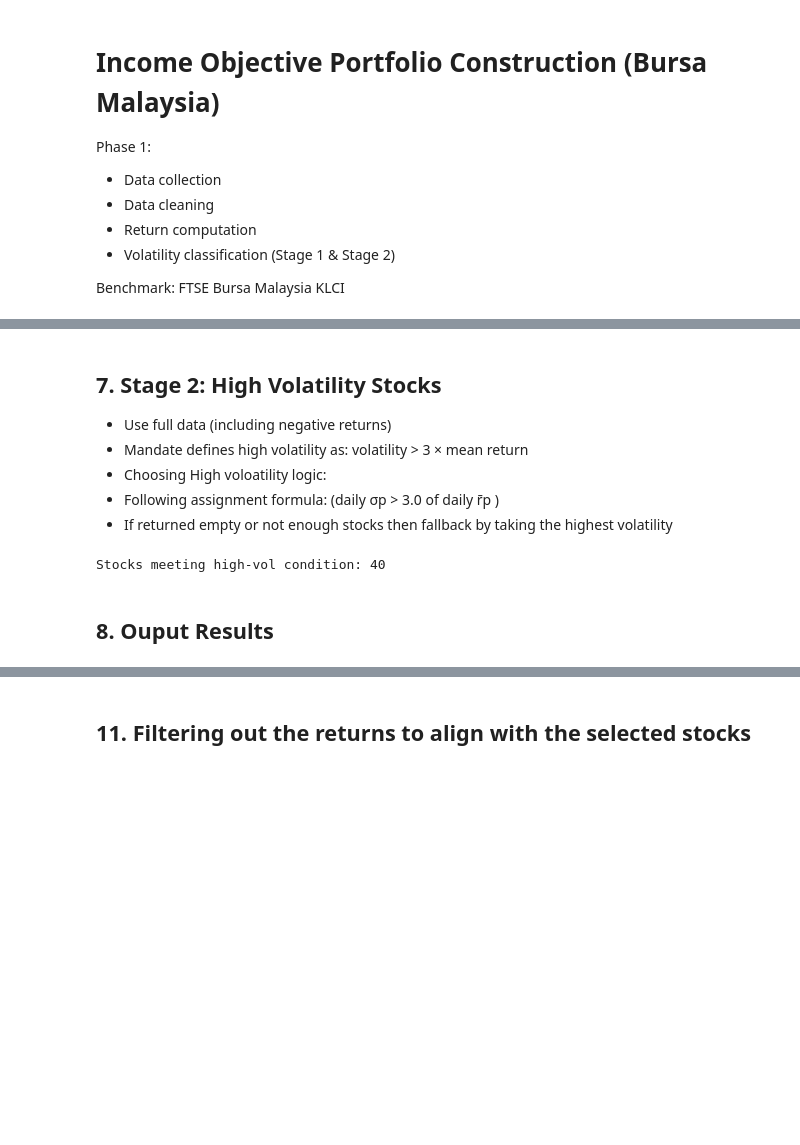
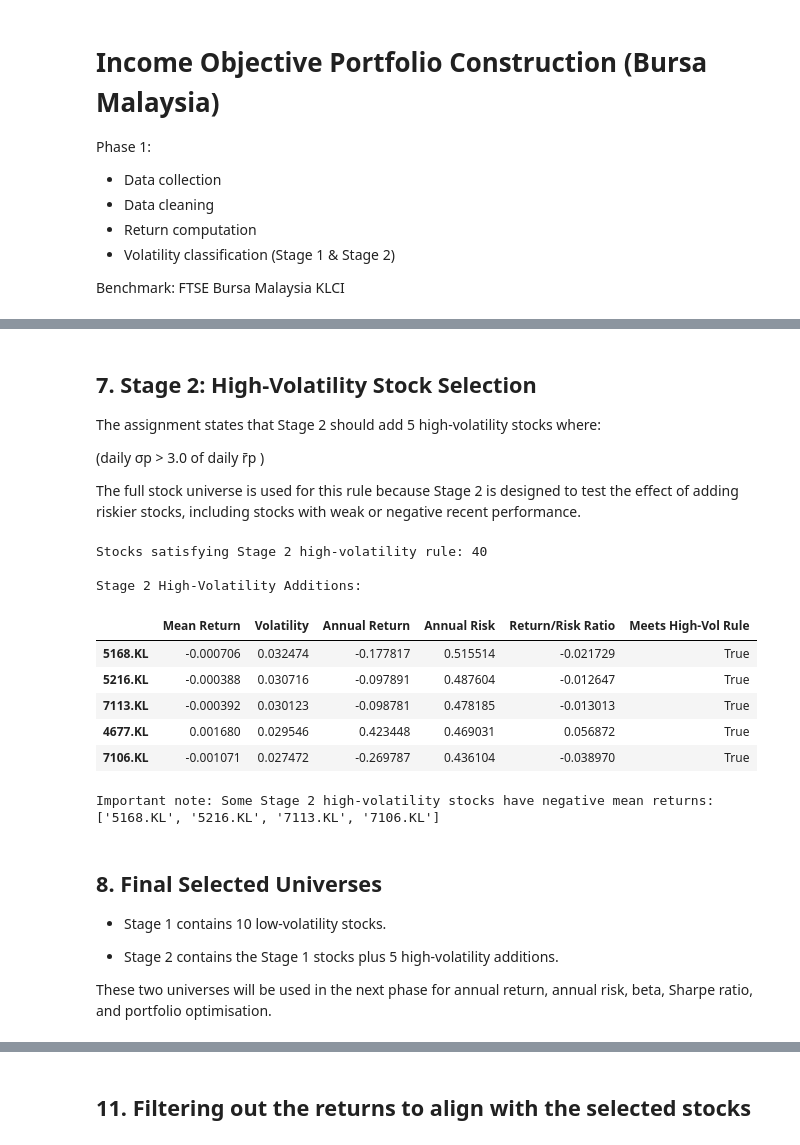
Before and after one commit to Jenson1hrs/RBA_Portfolio_Optimization, a Jupyter notebook: data/DataMain.ipynb, the cells around one changed output, grey strips where cells are left out. Cells and saved outputs as stored; diff of their text form; code cells hidden in the pictures; blank space fills up the shorter version.

Commit message:
Fix phase 2 structure, Finalize phase 3 MVO and Phase 4 Visualization

```diff
--- a/data/DataMain.ipynb
+++ b/data/DataMain.ipynb
@@ -149,34 +262,68 @@ Stocks excluded (negative returns): 13
 # %% [markdown]
-## 7. Stage 2: High Volatility Stocks
+## 7. Stage 2: High-Volatility Stock Selection
 
-- Use full data (including negative returns)
-- Mandate defines high volatility as:
- volatility > 3 × mean return
-- Choosing High voloatility logic:
-- Following assignment formula: (daily σp > 3.0  of daily r̄p )
-- If returned empty or not enough stocks then fallback by taking the highest volatility
+The assignment states that Stage 2 should add 5 high-volatility stocks where:
+
+(daily σp > 3.0  of daily r̄p )
+
+The full stock universe is used for this rule because Stage 2 is designed to test the effect of adding riskier stocks, including stocks with weak or negative recent performance.
 # %%
 high_vol_candidates = stats_full[
     stats_full["Volatility"] > 3 * stats_full["Mean Return"]
-]
+].copy()
 
-print(f"\nStocks meeting high-vol condition: {len(high_vol_candidates)}")
+print(f"Stocks satisfying Stage 2 high-volatility rule: {len(high_vol_candidates)}")
 
-# Proper conditional logic BEFORE slicing
+# If enough stocks satisfy the condition, choose the five with highest volatility.
+# This ensures the Stage 2 addition truly represents a high-volatility regime.
 if len(high_vol_candidates) >= 5:
     high_vol = high_vol_candidates.sort_values(
-        by="Volatility", ascending=False
-    ).head(5)
+        by="Volatility",
+        ascending=False
+    ).head(5).copy()
+
+    high_vol_method = "Assignment rule: Volatility > 3 × Mean Return"
+
 else:
-    print("⚠️ Not enough stocks met high-vol condition. Using highest volatility stocks instead.")
+    print("⚠️ Fewer than 5 stocks met the high-volatility rule.")
+    print("Applying stabiliser: selecting highest-volatility stocks from full universe.")
+
     high_vol = stats_full.sort_values(
-        by="Volatility", ascending=False
-    ).head(5)
+        by="Volatility",
+        ascending=False
+    ).head(5).copy()
 
-# Flag whether each stock meets condition
-high_vol["Meets_Condition"] = high_vol["Volatility"] > 3 * high_vol["Mean Return"]
+    high_vol_method = "Stabiliser: highest-volatility stocks"
+
+high_vol["Meets High-Vol Rule"] = high_vol["Volatility"] > 3 * high_vol["Mean Return"]
+high_vol["Selection Method"] = high_vol_method
+
+print("\nStage 2 High-Volatility Additions:")
+display(high_vol[["Mean Return", "Volatility", "Annual Return", "Annual Risk", "Return/Risk Ratio", "Meets High-Vol Rule"]])
+
+negative_high_vol = high_vol[high_vol["Mean Return"] < 0]
+
+if len(negative_high_vol) > 0:
+    print("\nImportant note: Some Stage 2 high-volatility stocks have negative mean returns:")
+    print(negative_high_vol.index.tolist())
 # %% [output]
-Stocks meeting high-vol condition: 40
+Stocks satisfying Stage 2 high-volatility rule: 40
+
+Stage 2 High-Volatility Additions:
+|  | Mean Return | Volatility | Annual Return | Annual Risk | Return/Risk Ratio | Meets High-Vol Rule |
+| 5168.KL | -0.000706 | 0.032474 | -0.177817 | 0.515514 | -0.021729 | True |
+| 5216.KL | -0.000388 | 0.030716 | -0.097891 | 0.487604 | -0.012647 | True |
+| 7113.KL | -0.000392 | 0.030123 | -0.098781 | 0.478185 | -0.013013 | True |
+| 4677.KL | 0.001680 | 0.029546 | 0.423448 | 0.469031 | 0.056872 | True |
+| 7106.KL | -0.001071 | 0.027472 | -0.269787 | 0.436104 | -0.038970 | True |
+Important note: Some Stage 2 high-volatility stocks have negative mean returns:
+['5168.KL', '5216.KL', '7113.KL', '7106.KL']
 # %% [markdown]
-## 8. Ouput Results
+## 8. Final Selected Universes
+
+- Stage 1 contains 10 low-volatility stocks.
+
+- Stage 2 contains the Stage 1 stocks plus 5 high-volatility additions.
+
+These two universes will be used in the next phase for annual return, annual risk, beta, Sharpe ratio, and portfolio optimisation.
 # %%
```
Also changed, not shown: parts of 22 cells of this notebook, 37 other files.
